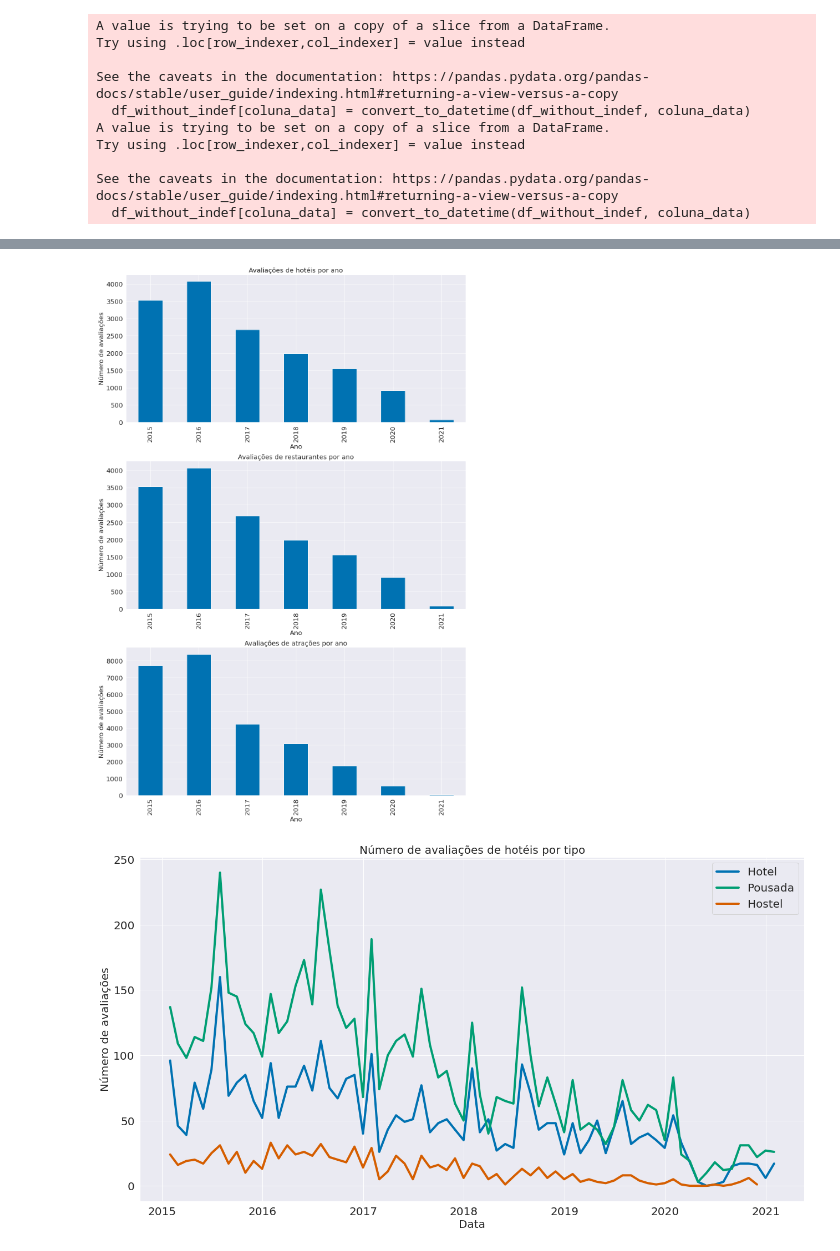
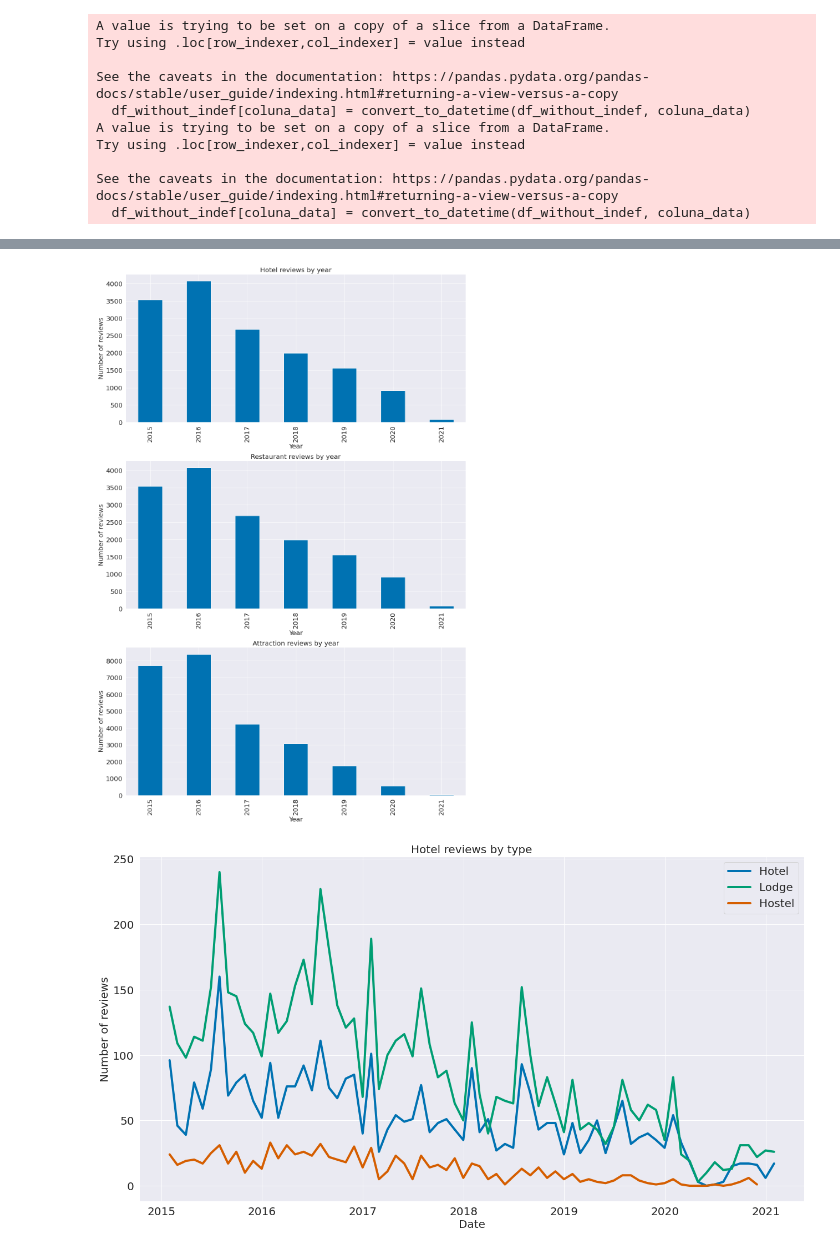
Before and after one commit to viengg/tripadvisor-scraper, a Jupyter notebook: analysis.ipynb, the cells around one changed output, grey strips where cells are left out. Cells and saved outputs as stored; diff of their text form; code cells hidden in the pictures.

```diff
--- a/analysis.ipynb
+++ b/analysis.ipynb
@@ -114,42 +115,42 @@ plt.savefig('graficos/grafico2.pdf')
 fig, (ax1, ax2, ax3) = plt.subplots(nrows=3, figsize=(16, 24))
 
 comentarios_por_ano_hoteis.plot(ax=ax1, kind='bar')
-ax1.set(xlabel='Ano', ylabel='Número de avaliações')
-ax1.set_title("Avaliações de hotéis por ano")
+ax1.set(xlabel='Year', ylabel='Number of reviews')
+ax1.set_title("Hotel reviews by year")
 comentarios_por_ano_restaurantes.plot(ax=ax2, kind='bar')
-ax2.set(xlabel='Ano', ylabel='Número de avaliações')
-ax2.set_title("Avaliações de restaurantes por ano")
+ax2.set(xlabel='Year', ylabel='Number of reviews')
+ax2.set_title("Restaurant reviews by year")
 comentarios_por_ano_atracoes.plot(ax=ax3, kind='bar')
-ax3.set(xlabel='Ano', ylabel='Número de avaliações')
-ax3.set_title("Avaliações de atrações por ano")
+ax3.set(xlabel='Year', ylabel='Number of reviews')
+ax3.set_title("Attraction reviews by year")
 
 plt.tight_layout()
-plt.savefig('graficos/grafico3.pdf')
+plt.savefig('graficos/en-grafico3.png')
 # %% [output]
-[figure, old version]
+[figure, new version]
 # %%
 merged_df = pd.merge(hoteis, avaliacoes_hoteis_recentes, how='inner', left_on='hotel_id', right_on='estabelecimento')
 
 avaliacoes_tipo_hotel = merged_df[merged_df['tipo'] == 'Hotel']
 avaliacoes_tipo_pousada = merged_df[merged_df['tipo'] == 'Pousada']
 avaliacoes_tipo_hostel = merged_df[merged_df['tipo'] == 'Hostel']
 
 plt.figure(figsize=(18,10))
 #plt.plot(avaliacoes_tipo_hotel.groupby('data_avaliacao')['estabelecimento'].count())
 plt.plot(avaliacoes_tipo_hotel.set_index('data_avaliacao')['estabelecimento'].resample('M').count())
 #plt.plot(avaliacoes_tipo_pousada.groupby('data_avaliacao')['estabelecimento'].count())
 plt.plot(avaliacoes_tipo_pousada.set_index('data_avaliacao')['estabelecimento'].resample('M').count())
 #plt.plot(avaliacoes_tipo_hostel.groupby('data_avaliacao')['estabelecimento'].count())
 plt.plot(avaliacoes_tipo_hostel.set_index('data_avaliacao')['estabelecimento'].resample('M').count())
 
-plt.xlabel('Data')
-plt.ylabel('Número de avaliações')
-plt.title('Número de avaliações de hotéis por tipo')
-plt.legend(['Hotel', 'Pousada', 'Hostel'])
+plt.xlabel('Date')
+plt.ylabel('Number of reviews')
+plt.title('Hotel reviews by type')
+plt.legend(['Hotel', 'Lodge', 'Hostel'])
 plt.tight_layout()
-plt.savefig('graficos/grafico4.pdf')
+plt.savefig('graficos/en-grafico4.png')
 # %% [output]
-[figure, old version]
+[figure, new version]
 # %%
 avaliacoes_hoteis_ouro_preto = merged_df[merged_df['cidade'] == 'Ouro Preto ']
 avaliacoes_hoteis_mariana = merged_df[merged_df['cidade'] == 'Mariana ']
```
Also changed, not shown: parts of 8 cells of this notebook, 10 other files.
